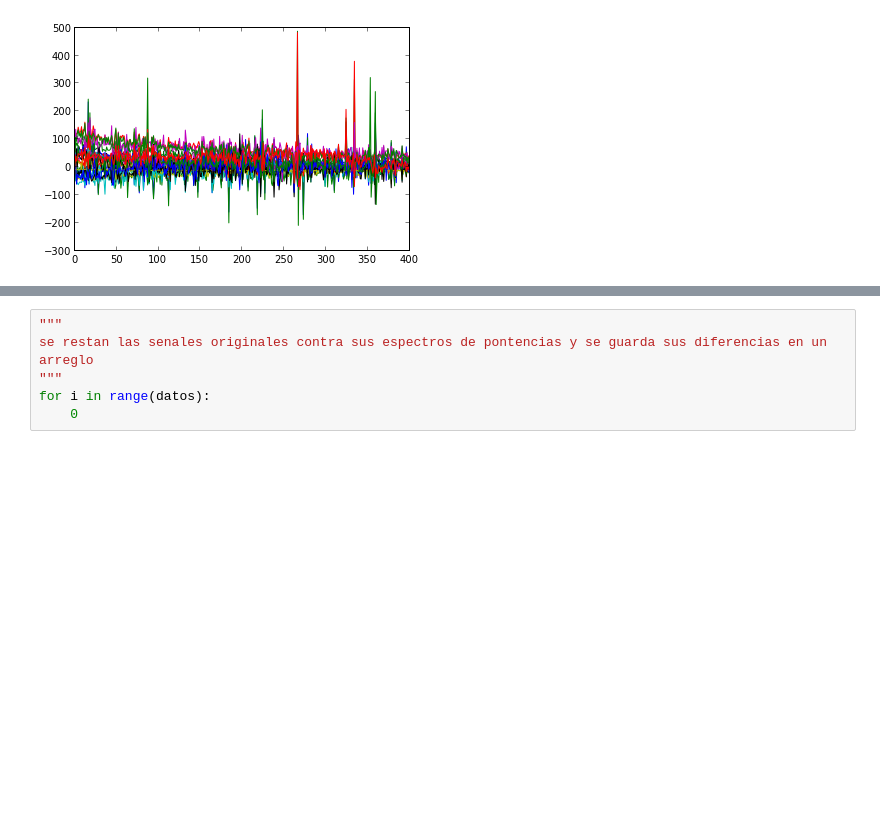
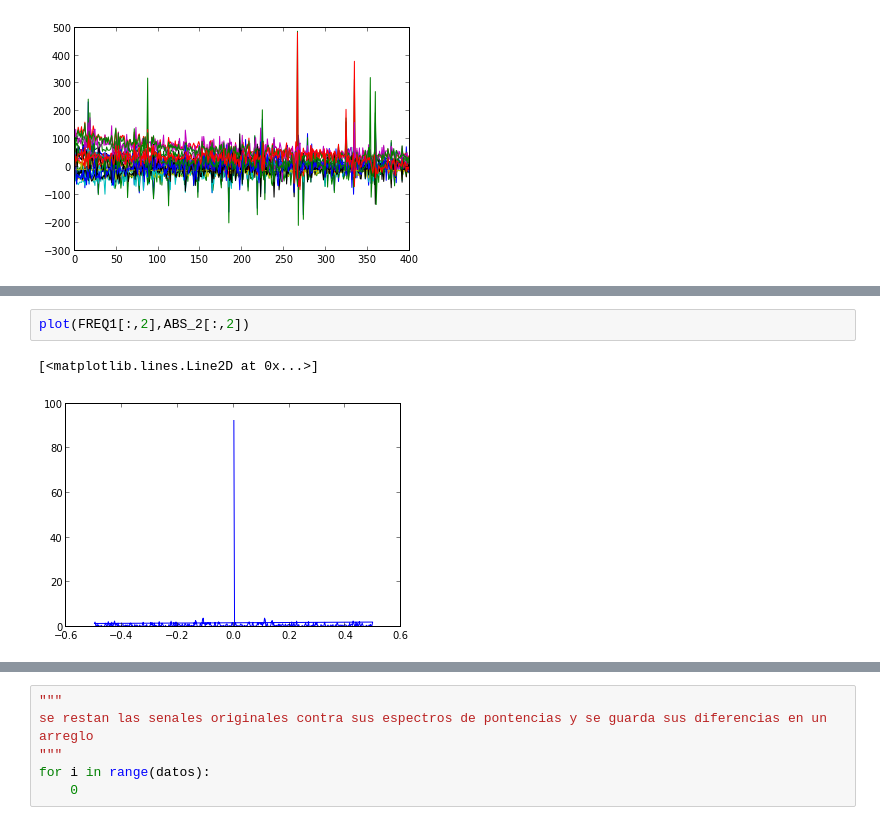
Before and after one commit to daniel-lozano/tarea5, a Jupyter notebook: tarea5-1.ipynb, the cells around one changed output, grey strips where cells are left out. Cells and saved outputs as stored; diff of their text form; blank space fills up the shorter version.

```diff
--- a/tarea5-1.ipynb
+++ b/tarea5-1.ipynb
@@ -66,0 +94,5 @@ print shape(fft_x),shape(freq)
+# %%
+plot(FREQ1[:,2],ABS_2[:,2])
+# %% [output]
+[<matplotlib.lines.Line2D at 0x...>]
+[figure, added]
```
Also changed, not shown: parts of 11 cells of this notebook.
